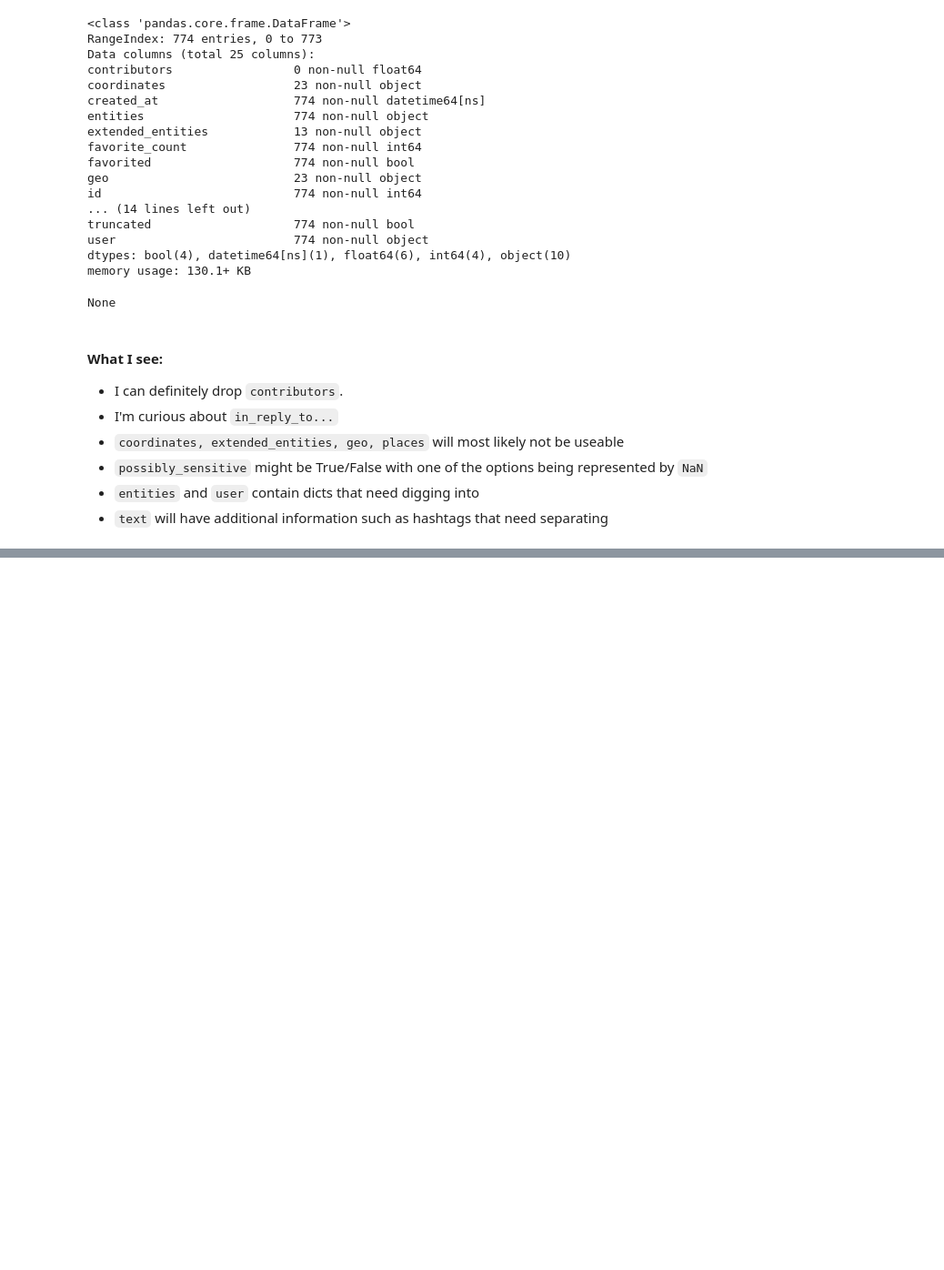
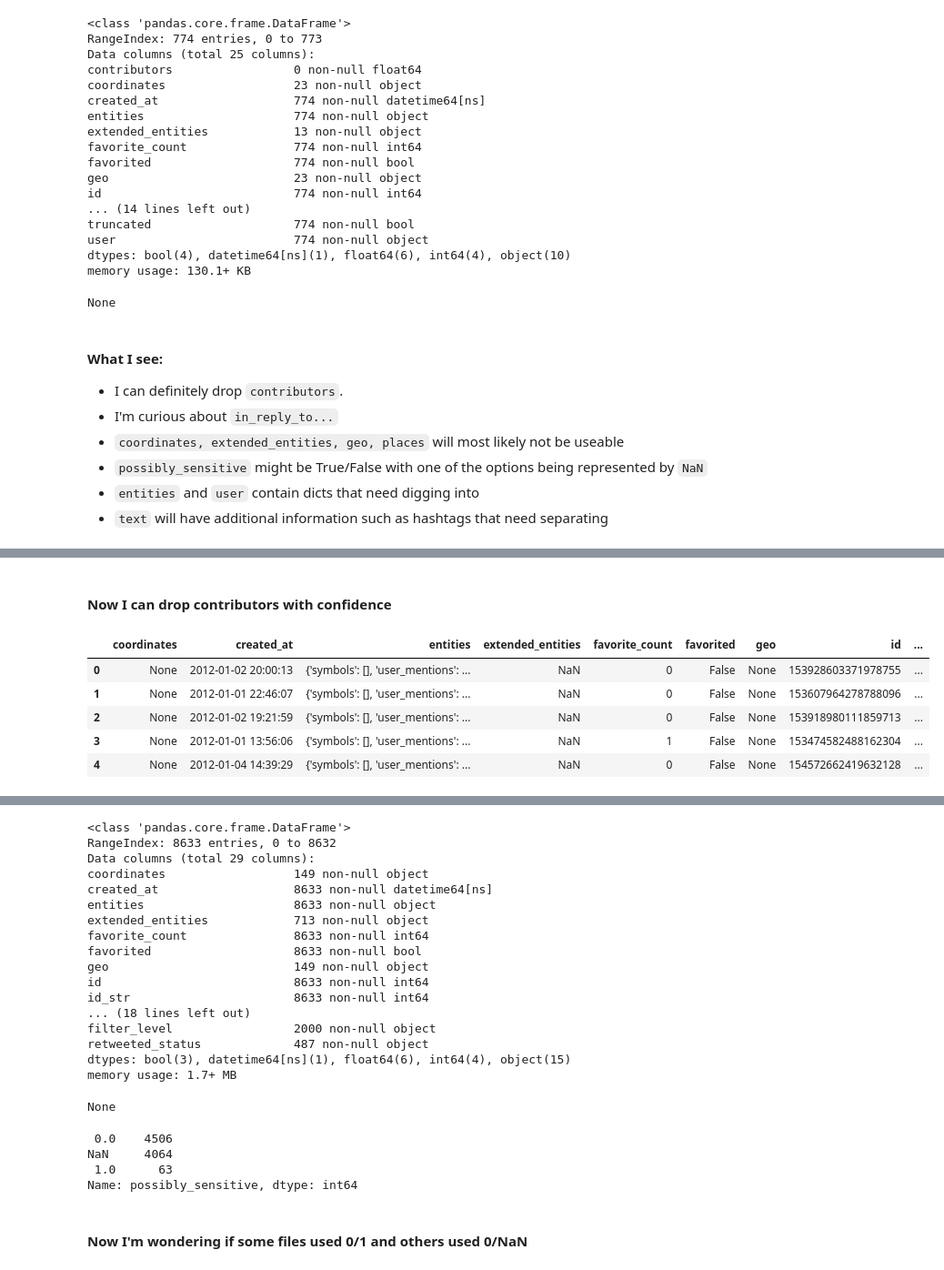
Before and after one commit to mosho-p/data_cleaning, a Jupyter notebook: twitter_cleaning.ipynb, the cells around one changed output, grey strips where cells are left out. Shown: that part at 91% size. Saved outputs shown, nothing was run; the diff lists cells and outputs as text; code cells hidden in the pictures; blank space fills up the shorter version.

Commit message:
began analyzing columns

```diff
--- a/twitter_cleaning.ipynb
+++ b/twitter_cleaning.ipynb
@@ -74,0 +85,3 @@ df[~df['in_reply_to_screen_name'].isna()]
+# %%
+json_files = sorted([x for x in os.listdir('data/') if re.match(r'.\.no-labels\.json', x)])
+print(*json_files, sep='\n')   # all of the twitter json files
@@ -74,0 +95,8 @@ df[~df['in_reply_to_screen_name'].isna()]
+# %%
+keys = set(df_a.columns)
+for file in json_files:
+    x = preview_data(file)
+    if x-keys:  # column in one file and not in others
+        print(x-keys)
+    keys.update(x)
+    print()
@@ -74,0 +125,6 @@ df[~df['in_reply_to_screen_name'].isna()]
+# %%
+df_book = dict()
+for file in json_files:
+    df_book[file[0]+'_df'] = pd.read_json('data/'+file, lines=True)
+# %%
+full_df = pd.concat(df_book.values(), axis=0, ignore_index=True, sort=False)
@@ -74,0 +164,2 @@ df[~df['in_reply_to_screen_name'].isna()]
+# %% [markdown]
+#### Now I can drop contributors with confidence
@@ -74,0 +178,9 @@ df[~df['in_reply_to_screen_name'].isna()]
+# %%
+summary(full_df)
+# %% [output]
+|  | coordinates | created_at | entities | extended_entities | favorite_count | favorited | geo | id | ... |
+| 0 | None | 2012-01-02 20:00:13 | {'symbols': [], 'user_mentions': ... | NaN | 0 | False | None | 153928603371978755 | ... |
+| 1 | None | 2012-01-01 22:46:07 | {'symbols': [], 'user_mentions': ... | NaN | 0 | False | None | 153607964278788096 | ... |
+| 2 | None | 2012-01-02 19:21:59 | {'symbols': [], 'user_mentions': ... | NaN | 0 | False | None | 153918980111859713 | ... |
+| 3 | None | 2012-01-01 13:56:06 | {'symbols': [], 'user_mentions': ... | NaN | 1 | False | None | 153474582488162304 | ... |
+| 4 | None | 2012-01-04 14:39:29 | {'symbols': [], 'user_mentions': ... | NaN | 0 | False | None | 154572662419632128 | ... |
@@ -74,0 +193,27 @@ df[~df['in_reply_to_screen_name'].isna()]
+<class 'pandas.core.frame.DataFrame'>
+RangeIndex: 8633 entries, 0 to 8632
+Data columns (total 29 columns):
+coordinates                  149 non-null object
+created_at                   8633 non-null datetime64[ns]
+entities                     8633 non-null object
+extended_entities            713 non-null object
+favorite_count               8633 non-null int64
+favorited                    8633 non-null bool
+geo                          149 non-null object
+id                           8633 non-null int64
+id_str                       8633 non-null int64
+... (18 lines left out)
+filter_level                 2000 non-null object
+retweeted_status             487 non-null object
+dtypes: bool(3), datetime64[ns](1), float64(6), int64(4), object(15)
+memory usage: 1.7+ MB
+None
+# %%
+full_df['possibly_sensitive'].value_counts(dropna=False)
+# %% [output]
+ 0.0    4506
+NaN     4064
+ 1.0      63
+Name: possibly_sensitive, dtype: int64
+# %% [markdown]
+#### Now I'm wondering if some files used 0/1 and others used 0/NaN
```
Also changed, not shown: parts of 18 cells of this notebook.
